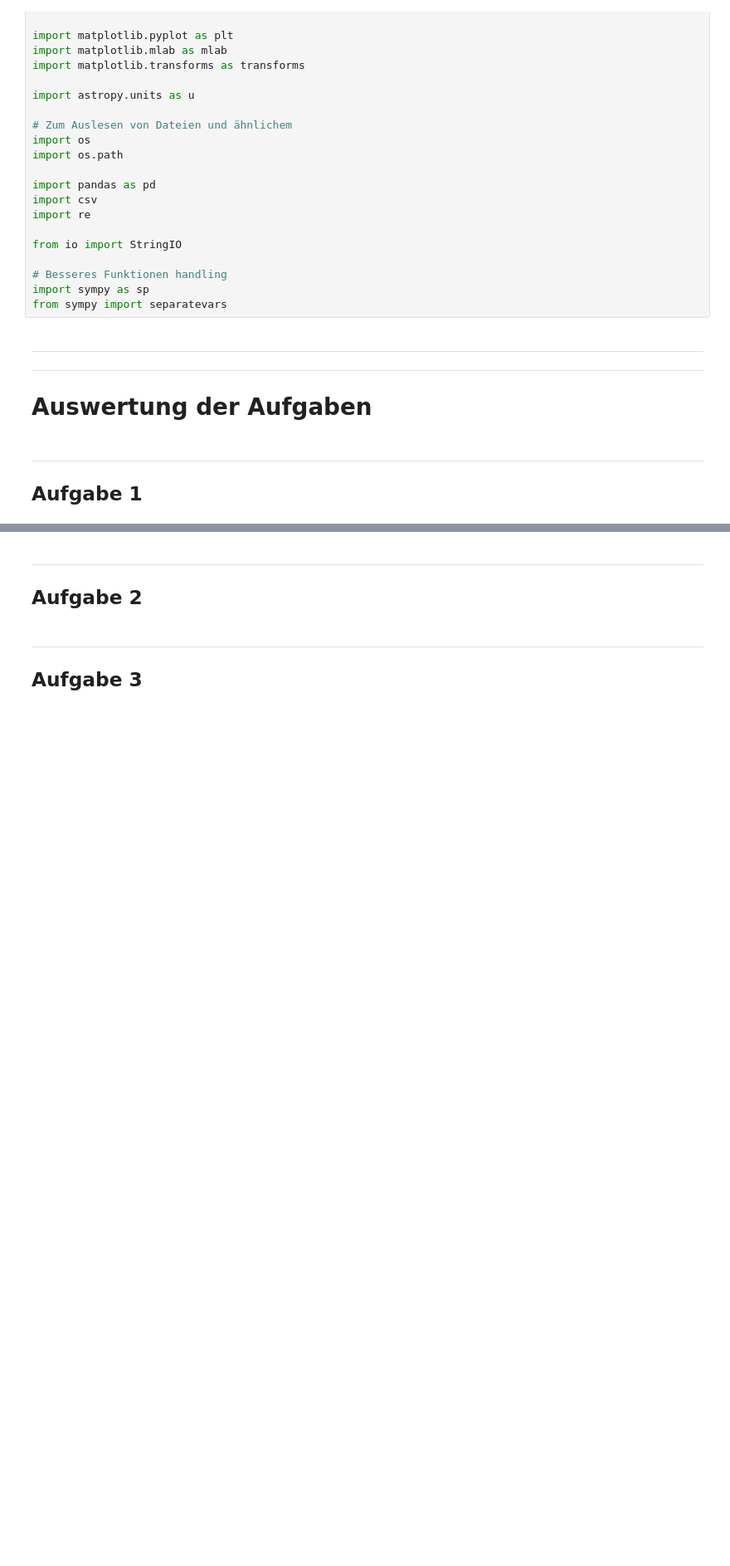
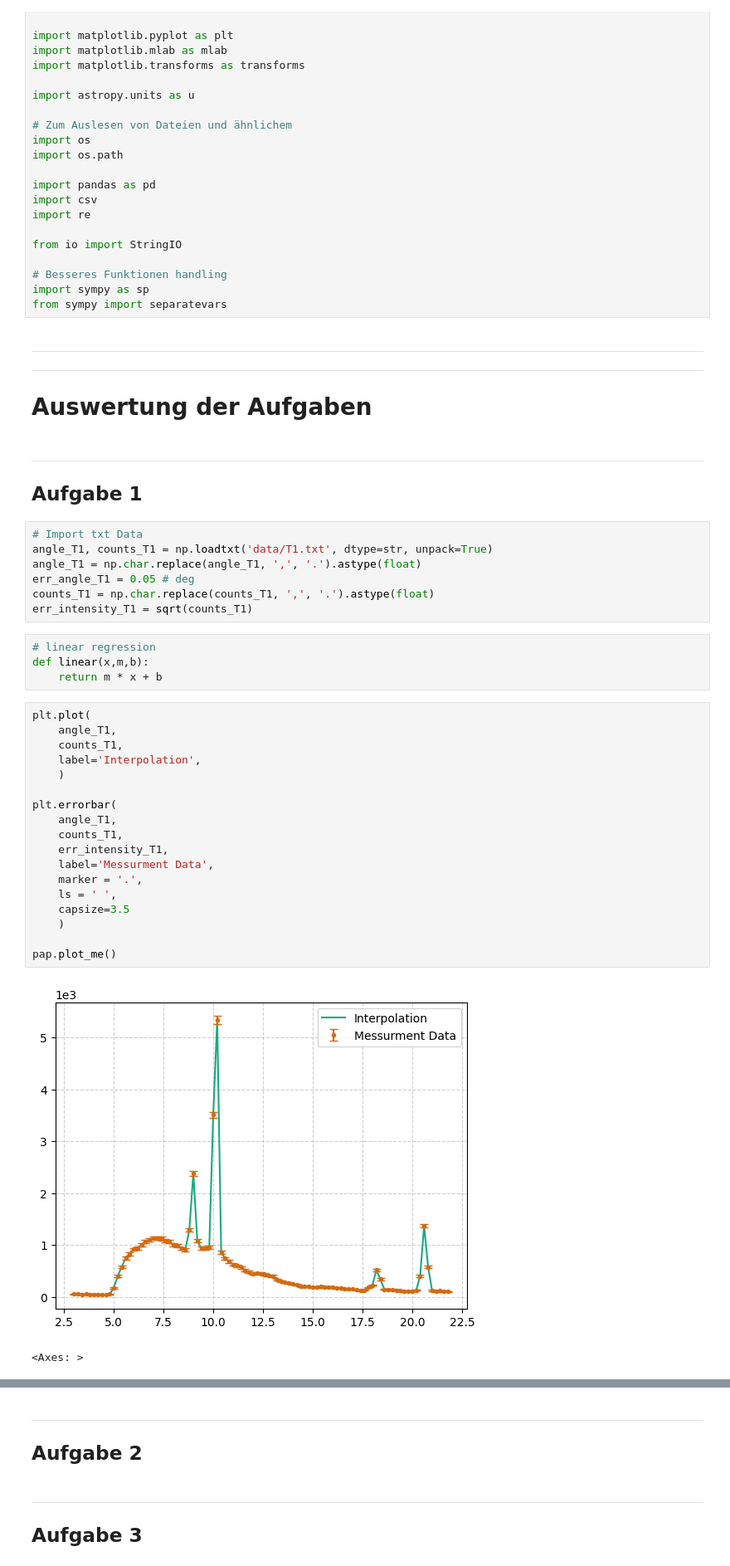
Before and after one commit to FinnZeumer/PAP-2, a Jupyter notebook: Versuche/255/Python/V255.ipynb, the cells around one changed output, grey strips where cells are left out. Shown at 83% size. Drawn from its saved outputs; the diff is of its cells as text; blank space fills up the shorter version.

```diff
--- a/Versuche/255/Python/V255.ipynb
+++ b/Versuche/255/Python/V255.ipynb
@@ -88,3 +88,35 @@ from sympy import separatevars
 <hr>
 
 ## Aufgabe 1
+# %%
+# Import txt Data
+angle_T1, counts_T1 = np.loadtxt('data/T1.txt', dtype=str, unpack=True)
+angle_T1 = np.char.replace(angle_T1, ',', '.').astype(float)
+err_angle_T1 = 0.05 # deg
+counts_T1 = np.char.replace(counts_T1, ',', '.').astype(float)
+err_intensity_T1 = sqrt(counts_T1)
+# %%
+# linear regression
+def linear(x,m,b):
+    return m * x + b
+# %%
+plt.plot(
+    angle_T1,
+    counts_T1,
+    label='Interpolation',
+    )
+
+plt.errorbar(
+    angle_T1,
+    counts_T1,
+    err_intensity_T1,
+    label='Messurment Data',
+    marker = '.',
+    ls = ' ',
+    capsize=3.5
+    )
+
+pap.plot_me()
+# %% [output]
+[figure, added]
+<Axes: >
```
Also changed, not shown: parts of 2 cells of this notebook, 14 other files.
